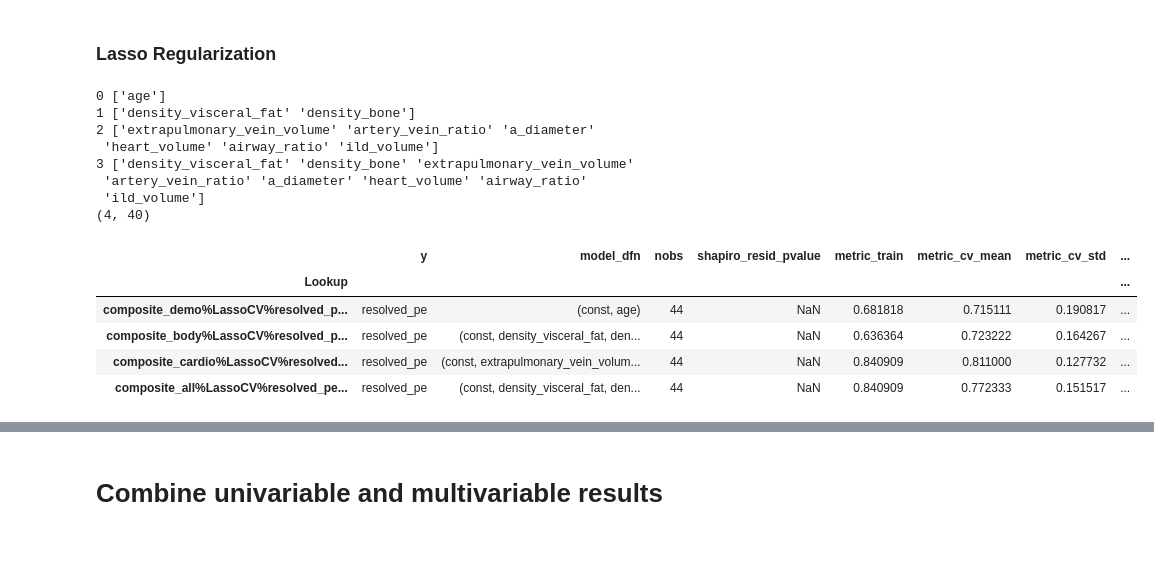
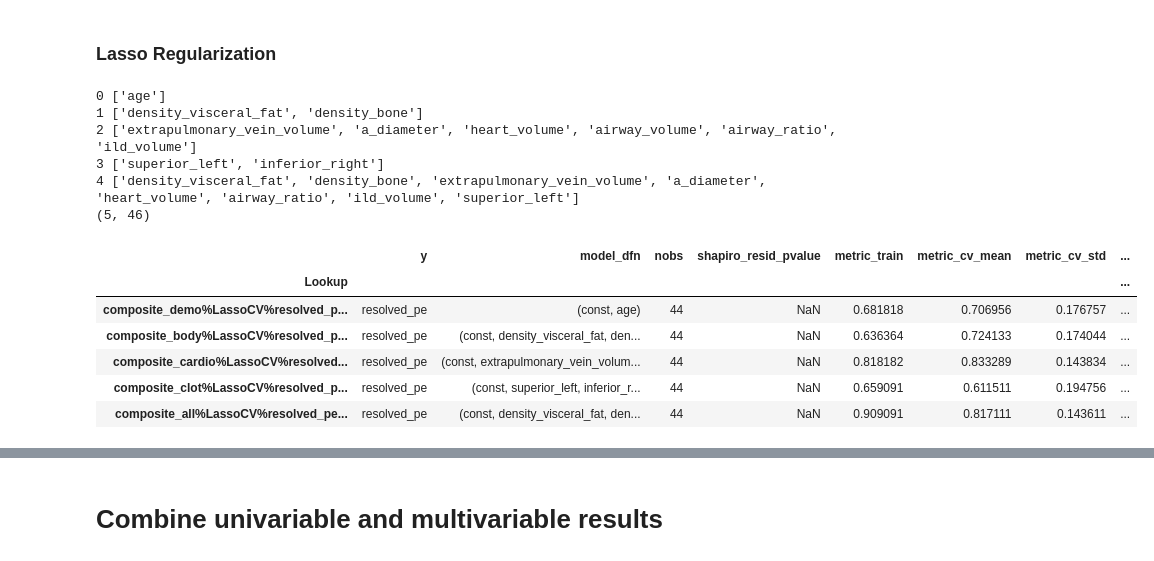
Before and after one commit to qaust/iCPET, a Jupyter notebook: src/logit.ipynb, the cells around one changed output, grey strips where cells are left out. Drawn from its saved outputs; the diff is of its cells as text; code cells hidden in the pictures.

Commit message:
chore: adding in clot as feature for PE resolution classification.

```diff
--- a/src/logit.ipynb
+++ b/src/logit.ipynb
@@ -49,7 +49,7 @@ from regression import reg
 SEED = 123
 TEST_SIZE = 0.25
 CV_FOLDS = 5
-CUSTOM_CV = RepeatedStratifiedKFold(n_splits=CV_FOLDS, n_repeats=10, random_state=SEED)
+CUSTOM_CV = RepeatedStratifiedKFold(n_splits=CV_FOLDS, n_repeats=25, random_state=SEED)
 
 HEATMAP_COLORS = sns.diverging_palette(h_neg=359, h_pos=250, as_cmap=True)
 plt.style.use('ggplot')
@@ -71,11 +71,13 @@ y = data.get('y').squeeze()
 body_features = data.get('body_features')
 cardio_features = data.get('cardio_features')
 control_features = data.get('controls')
-all_features = body_features + cardio_features + control_features
+clot_features = data.get('clot_features')
+all_features = body_features + cardio_features + control_features + clot_features
 
 print(X.shape)
 print(y.shape)
 print(body_features)
 print(cardio_features)
 print(control_features)
+print(clot_features)
 # %% [output]
@@ -347,67 +299,80 @@ univariable_results.tail()
 # %% [markdown]
 ### Lasso Regularization
 # %%
-model_dfns = [control_features, body_features, cardio_features, all_features]
-model_dfn_names = ['demo', 'body', 'cardio', 'all']
+model_dfns = [control_features, body_features, cardio_features, clot_features, all_features]
+model_dfn_names = ['demo', 'body', 'cardio', 'clot', 'all']
 model_dfns_remaining = list()
 
 y_temp = y.copy()
-logitCV = LogisticRegressionCV(
-    Cs=np.logspace(-4, -0.5, 25),
-    cv=CUSTOM_CV,
-    penalty='l1',
-    solver='liblinear',
-    max_iter=5_000,
-    scoring='roc_auc',
-    fit_intercept=False,
-    random_state=SEED,
-    n_jobs=-1
-)
+
 
 multivariable_results = pd.DataFrame()
 for i, feats in enumerate(model_dfns):
+
+    low_Cs = -4
+    high_Cs = -0.5
+
+    logitCV = LogisticRegressionCV(
+        Cs=np.logspace(low_Cs, high_Cs, 50),
+        cv=CUSTOM_CV,
+        penalty='l1',
+        solver='liblinear',
+        max_iter=5_000,
+        scoring='roc_auc',
+        fit_intercept=True,
+        random_state=SEED,
+        n_jobs=-1
+    )
+
     # Select features
     X_init = X[feats]
-    logitCV.fit(X_init, y_temp)
-    coefs = pd.DataFrame(
-        {'coef': np.squeeze(logitCV.coef_)},
-        index=logitCV.feature_names_in_
-    )
-    remaining_features = coefs[coefs['coef'] != 0].index.values
+    returns_null_set = True
+    while returns_null_set:
+        logitCV.fit(X_init, y_temp)
+        coefs = pd.DataFrame(
+            {'coef': np.squeeze(logitCV.coef_)},
+            index=logitCV.feature_names_in_
+        )
+        remaining_features = list(coefs[coefs['coef'] != 0].index.values)
+        if len(remaining_features) > 0:
+            returns_null_set = False
+        else:
+            high_Cs += 0.01
+            logitCV.set_params(**{'Cs': np.logspace(low_Cs, high_Cs, 50)})
+
     print(i, remaining_features)
     model_dfns_remaining.append(remaining_features)
 
     # Fit model with selected features
     X_selected = X[remaining_features]
     model_sm, model_sk = fit_model(X_selected, y_temp)
 
     # Store results
     temp_results = combine_model_results(model_sm, model_sk, X_selected, y_temp)
     temp_results['category'] = 'composite_'+ model_dfn_names[i]
     multivariable_results = pd.concat(
         [multivariable_results, temp_results],
         axis=0
     )
 
 multivariable_results = multivariable_results.reset_index()
 multivariable_results['selection_method'] = 'LassoCV'
 multivariable_results['controls'] = 'None'
 multivariable_results.index = multivariable_results[['category', 'selection_method', 'y', 'controls']].apply('%'.join, axis=1)
 multivariable_results.index.name = 'Lookup'
 print(multivariable_results.shape)
 multivariable_results.tail()
 # %% [output]
 0 ['age']
-1 ['density_visceral_fat' 'density_bone']
-2 ['extrapulmonary_vein_volume' 'artery_vein_ratio' 'a_diameter'
- 'heart_volume' 'airway_ratio' 'ild_volume']
-3 ['density_visceral_fat' 'density_bone' 'extrapulmonary_vein_volume'
- 'artery_vein_ratio' 'a_diameter' 'heart_volume' 'airway_ratio'
- 'ild_volume']
-(4, 40)
+1 ['density_visceral_fat', 'density_bone']
+2 ['extrapulmonary_vein_volume', 'a_diameter', 'heart_volume', 'airway_volume', 'airway_ratio', 'ild_volume']
+3 ['superior_left', 'inferior_right']
+4 ['density_visceral_fat', 'density_bone', 'extrapulmonary_vein_volume', 'a_diameter', 'heart_volume', 'airway_ratio', 'ild_volume', 'superior_left']
+(5, 46)
 |  | y | model_dfn | nobs | shapiro_resid_pvalue | metric_train | metric_cv_mean | metric_cv_std | ... |
 | Lookup |  |  |  |  |  |  |  | ... |
-| composite_demo%LassoCV%resolved_p... | resolved_pe | (const, age) | 44 | NaN | 0.681818 | 0.715111 | 0.190817 | ... |
-| composite_body%LassoCV%resolved_p... | resolved_pe | (const, density_visceral_fat, den... | 44 | NaN | 0.636364 | 0.723222 | 0.164267 | ... |
-| composite_cardio%LassoCV%resolved... | resolved_pe | (const, extrapulmonary_vein_volum... | 44 | NaN | 0.840909 | 0.811000 | 0.127732 | ... |
-| composite_all%LassoCV%resolved_pe... | resolved_pe | (const, density_visceral_fat, den... | 44 | NaN | 0.840909 | 0.772333 | 0.151517 | ... |
+| composite_demo%LassoCV%resolved_p... | resolved_pe | (const, age) | 44 | NaN | 0.681818 | 0.706956 | 0.176757 | ... |
+| composite_body%LassoCV%resolved_p... | resolved_pe | (const, density_visceral_fat, den... | 44 | NaN | 0.636364 | 0.724133 | 0.174044 | ... |
+| composite_cardio%LassoCV%resolved... | resolved_pe | (const, extrapulmonary_vein_volum... | 44 | NaN | 0.818182 | 0.833289 | 0.143834 | ... |
+| composite_clot%LassoCV%resolved_p... | resolved_pe | (const, superior_left, inferior_r... | 44 | NaN | 0.659091 | 0.611511 | 0.194756 | ... |
+| composite_all%LassoCV%resolved_pe... | resolved_pe | (const, density_visceral_fat, den... | 44 | NaN | 0.909091 | 0.817111 | 0.143611 | ... |
```
Also changed, not shown: parts of 11 cells of this notebook, 4 other files.
